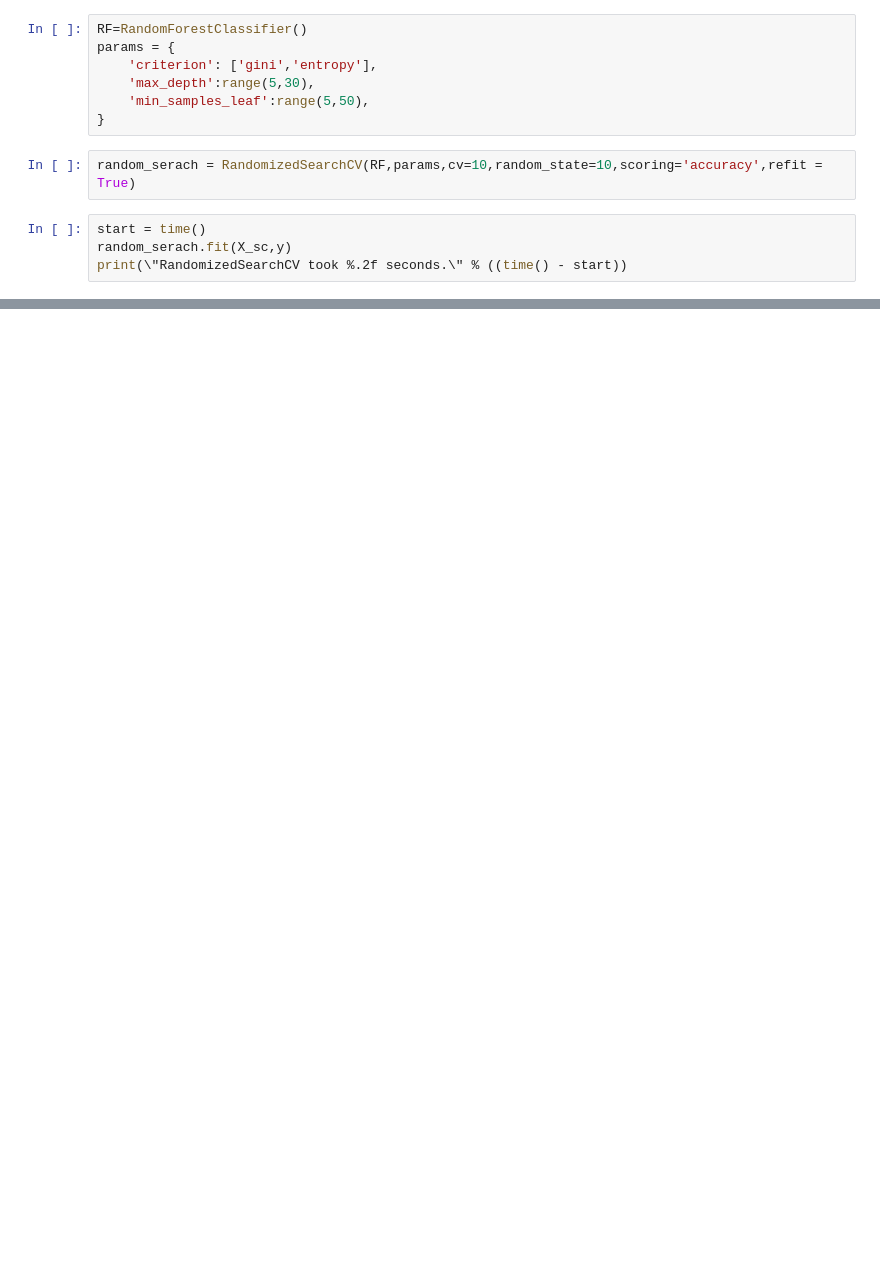
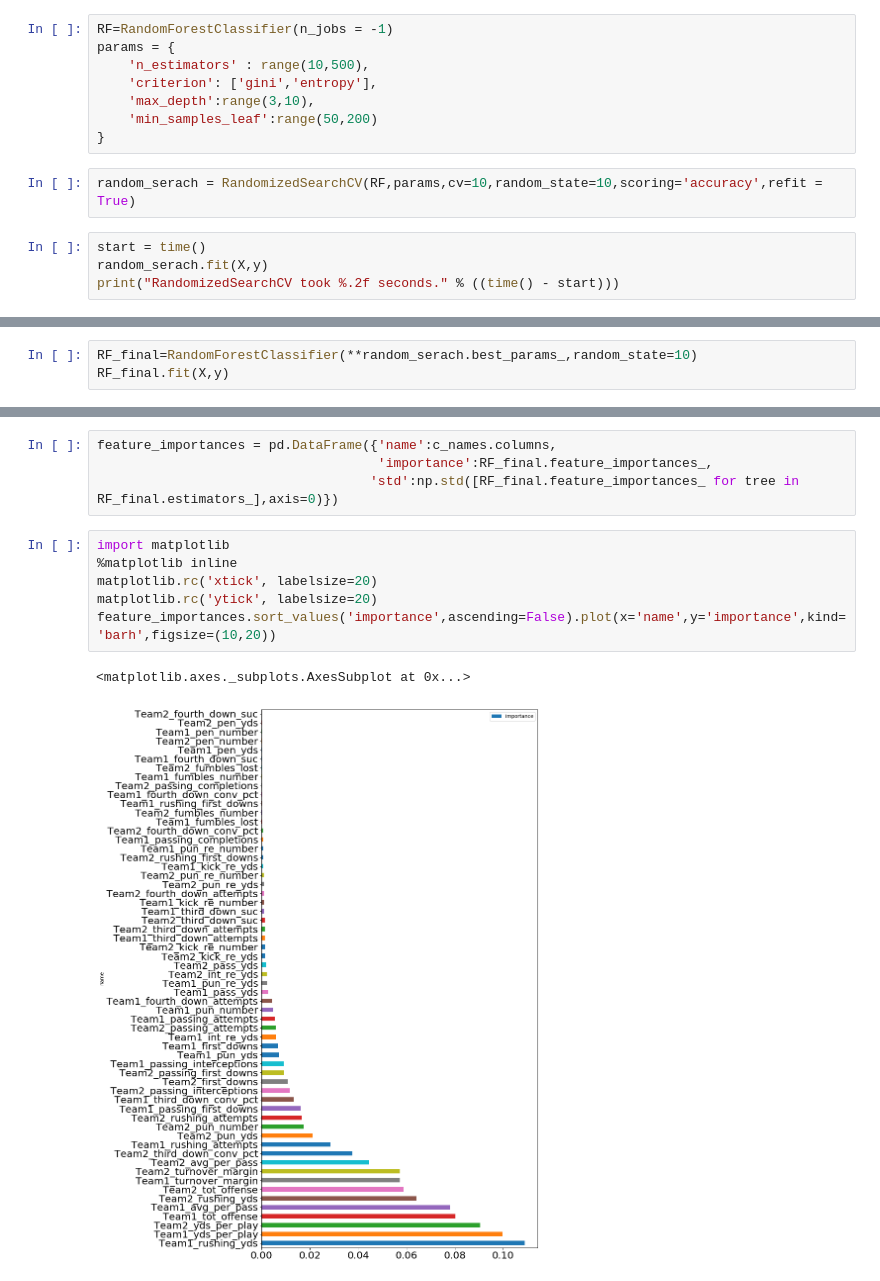
Before and after one commit to meysubb/NCAAF_Projects, a Jupyter notebook: Bowl_Game_Predictions/2018/2-RandomForest.ipynb, the cells around one changed output, grey strips where cells are left out. Cells and saved outputs as stored; diff of their text form; blank space fills up the shorter version.

```diff
--- a/Bowl_Game_Predictions/2018/2-RandomForest.ipynb
+++ b/Bowl_Game_Predictions/2018/2-RandomForest.ipynb
@@ -6,14 +43,15 @@ from sklearn.ensemble import RandomForestClassifier
 # %%
-RF=RandomForestClassifier()
+RF=RandomForestClassifier(n_jobs = -1)
 params = {
+    'n_estimators' : range(10,500),
     'criterion': ['gini','entropy'],
-    'max_depth':range(5,30),
-    'min_samples_leaf':range(5,50),
+    'max_depth':range(3,10),
+    'min_samples_leaf':range(50,200)
 }
 # %%
 random_serach = RandomizedSearchCV(RF,params,cv=10,random_state=10,scoring='accuracy',refit = True)
 # %%
 start = time()
-random_serach.fit(X_sc,y)
-print(\"RandomizedSearchCV took %.2f seconds.\" % ((time() - start))
+random_serach.fit(X,y)
+print("RandomizedSearchCV took %.2f seconds." % ((time() - start)))
 # %% [output]
@@ -20,0 +80,3 @@ SyntaxError: unexpected character after line continuation character (<ipython-in
+# %%
+RF_final=RandomForestClassifier(**random_serach.best_params_,random_state=10)
+RF_final.fit(X,y)
@@ -20,0 +107,13 @@ SyntaxError: unexpected character after line continuation character (<ipython-in
+# %%
+feature_importances = pd.DataFrame({'name':c_names.columns,
+                                    'importance':RF_final.feature_importances_,
+                                   'std':np.std([RF_final.feature_importances_ for tree in RF_final.estimators_],axis=0)})
+# %%
+import matplotlib
+%matplotlib inline
+matplotlib.rc('xtick', labelsize=20)
+matplotlib.rc('ytick', labelsize=20)
+feature_importances.sort_values('importance',ascending=False).plot(x='name',y='importance',kind='barh',figsize=(10,20))
+# %% [output]
+<matplotlib.axes._subplots.AxesSubplot at 0x...>
+[figure, added]
```
Also changed, not shown: parts of 15 cells of this notebook, 13 other files.
